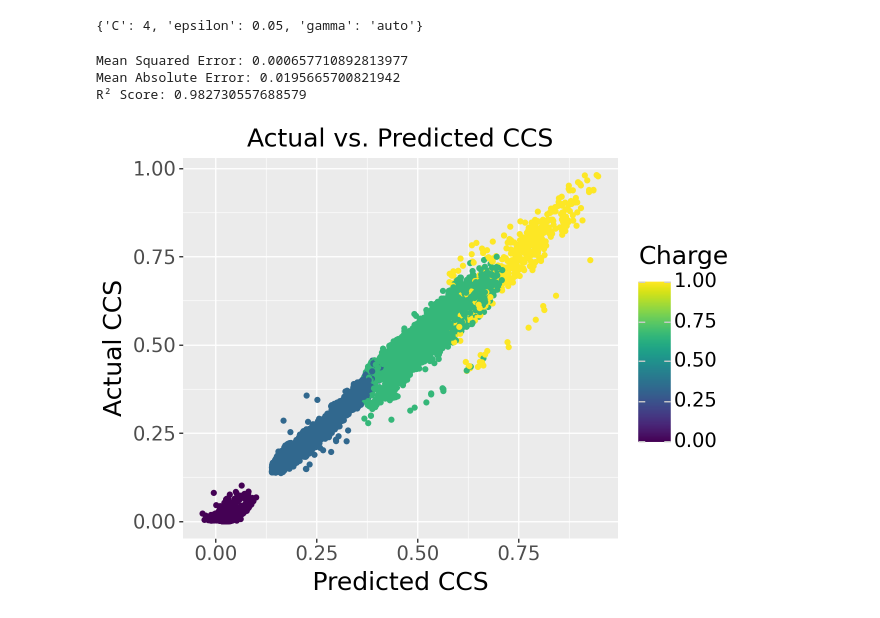
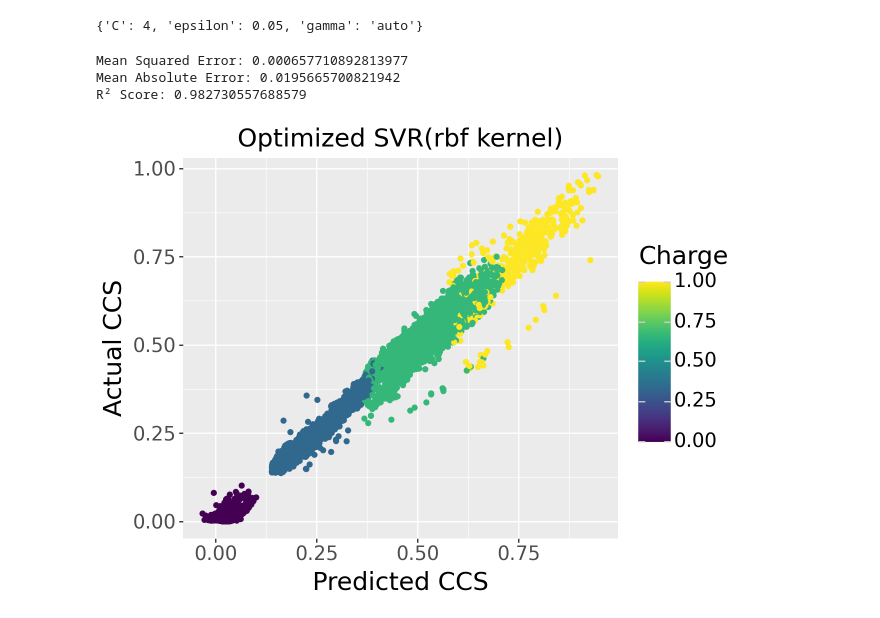
Before and after one commit to PaulSchwarze/PBL_Ion_Mobility, a Jupyter notebook: SVR.ipynb, the cells around one changed output. Drawn from its saved outputs; the diff is of its cells as text; code cells hidden in the pictures.

```diff
--- a/SVR.ipynb
+++ b/SVR.ipynb
@@ -25,7 +32,7 @@ features = ['Charge', 'Mass']
 # %%
 svr1 = SVR(kernel='linear', C=1, epsilon=0.1)
-svr1.fit(X_train, y_train.ravel())
-y_pred = svr1.predict(X_val)
+svr1.fit(X_train[features], y_train.ravel())
+y_pred = svr1.predict(X_val[features])
 mse = mean_squared_error(y_val, y_pred)
 mae = mean_absolute_error(y_val, y_pred)
 r2 = r2_score(y_val, y_pred)
@@ -95,12 +46,0 @@ R² Score: 0.9396004472412794
-# %%
-features = ['Charge', 'Mass']
-svr3 = SVR(kernel='linear', C=1, epsilon=0.1)
-svr3.fit(X_train[features], y_train.ravel())
-y_pred_3 = svr3.predict(X_val[features])
-mse_3 = mean_squared_error(y_val, y_pred_3)
-mae_3 = mean_absolute_error(y_val, y_pred_3)
-r2_3 = r2_score(y_val, y_pred_3)
-
-print(f"Mean Squared Error: {mse_3}")
-print(f"Mean Absolute Error: {mae_3}")
-print(f"R² Score: {r2_3}")
@@ -227,42 +124,43 @@ param_grid2 = {
     'C': [2,3,4,5],
     'epsilon': [0.05,0.1, 0.15]
 }
-search3 = HalvingGridSearchCV(rbf_fin, param_grid2, cv=5, scoring='r2', random_state=42)
-search3.fit(X_train[features], y_train.ravel())
-search3.best_params_
+search2 = HalvingGridSearchCV(rbf_fin, param_grid2, cv=5, scoring='r2', random_state=42)
+search2.fit(X_train[features], y_train.ravel())
+search2.best_params_
 # %% [output]
 {'C': 4, 'epsilon': 0.05, 'gamma': 'auto'}
 # %%
-y_pred_fin2 = search3.best_estimator_.predict(X_test[features])
+y_pred_fin2 = search2.best_estimator_.predict(X_test[features])
 mse_fin2 = mean_squared_error(y_test, y_pred_fin2)
 mae_fin2 = mean_absolute_error(y_test, y_pred_fin2)
 r2_fin2 = r2_score(y_test, y_pred_fin2)
 
 print(f"Mean Squared Error: {mse_fin2}")
 print(f"Mean Absolute Error: {mae_fin2}")
 print(f"R² Score: {r2_fin2}")
 df= pd.DataFrame()
 df['Charge'] = X_test['Charge']
+df['FractionSP3'] = X_test['FractionSP3']
 df['CCS_pred'] = y_pred_fin2
 df['CCS_actual'] = y_test
 plot2 = (
     ggplot(df, aes(x = "CCS_pred", y = "CCS_actual", color="Charge"))
-    +  labs(y = "Actual CCS", x = "Predicted CCS", title="Actual vs. Predicted CCS")
+    +  labs(y = "Actual CCS", x = "Predicted CCS", title="Optimized SVR(rbf kernel)")
     + geom_point()
     + theme(
         plot_title=element_text(size=18),         # Schriftgröße des Titels
         axis_title_x=element_text(size=18),       # Schriftgröße der X-Achsenbeschriftung
         axis_title_y=element_text(size=18),       # Schriftgröße der Y-Achsenbeschriftung
         legend_title=element_text(size=18),
         axis_text_x=element_text(size=14),        # X-axis tick label font size
         axis_text_y=element_text(size=14), # Schriftgröße des Legendentitels
         legend_text=element_text(size=14)         # Schriftgröße des Legendentextes
     )
 )
-plot2.save(filename='C:/Users/samue/OneDrive/Desktop/Ion mobility/SVR_rbf.png', dpi=300)
+plot2.save(filename='SVR_rbf.png', dpi=300)
 plot2.show()
 # %% [output]
 Mean Squared Error: 0.000657710892813977
 Mean Absolute Error: 0.0195665700821942
 R² Score: 0.982730557688579
-[figure, old version]
+[figure, new version]
```
Also changed, not shown: parts of 15 cells of this notebook, 1 other file.
